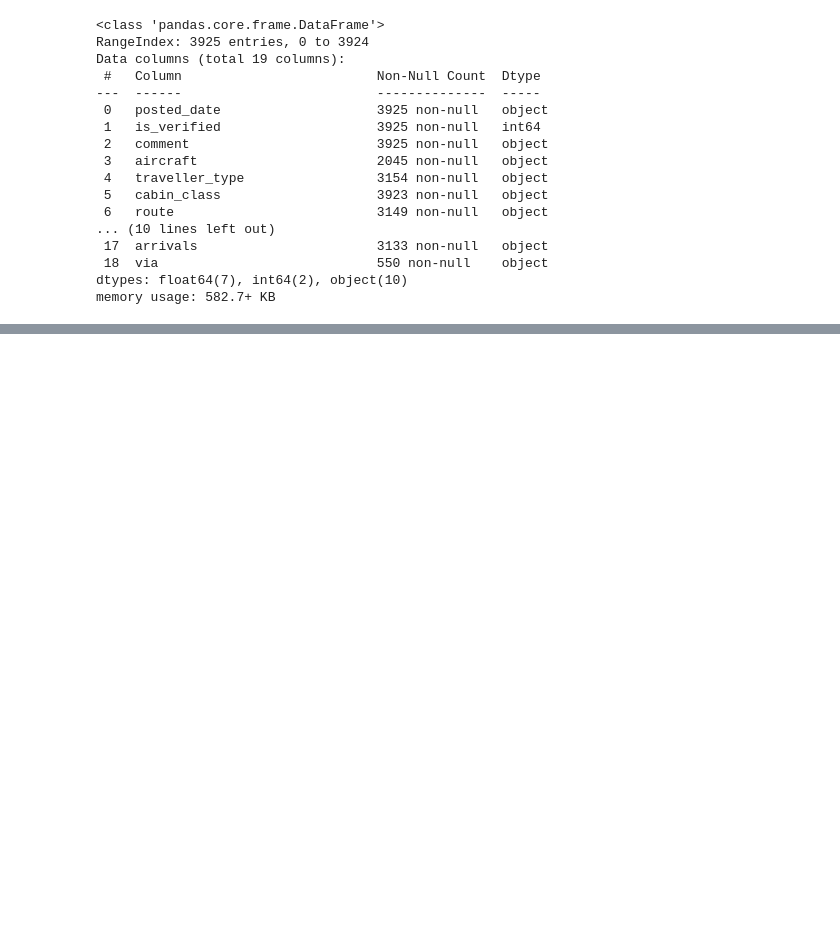
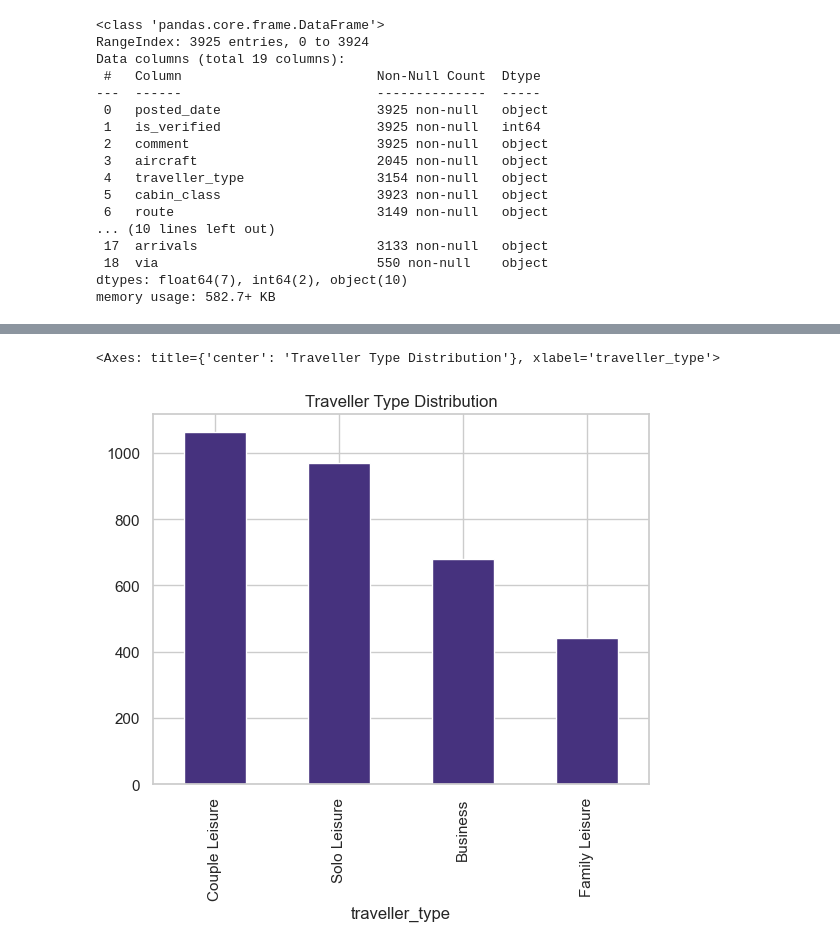
Before and after one commit to Arian-MU/BritishAirways, a Jupyter notebook: data-analysis.ipynb, the cells around one changed output, grey strips where cells are left out. Saved outputs shown, nothing was run; the diff lists cells and outputs as text; code cells hidden in the pictures; blank space fills up the shorter version.

```diff
--- a/data-analysis.ipynb
+++ b/data-analysis.ipynb
@@ -4,0 +26,34 @@ import re
+# %%
+# Core libraries
+import pandas as pd
+import numpy as np
+import re
+
+# Visualization libraries
+import matplotlib.pyplot as plt
+import seaborn as sns
+
+# NLP libraries
+import nltk
+import spacy
+
+# Ensure NLTK data is downloaded
+nltk.download('punkt')
+nltk.download('stopwords')
+nltk.download('wordnet')
+nltk.download('vader_lexicon')
+
+# NLTK imports
+from nltk.corpus import stopwords
+from nltk.tokenize import word_tokenize
+from nltk.stem import WordNetLemmatizer
+from nltk.sentiment.vader import SentimentIntensityAnalyzer
+
+# Load spaCy model
+nlp = spacy.load("en_core_web_sm")
+
+# Initialize VADER sentiment analyzer
+sia = SentimentIntensityAnalyzer()
+
+# Optional: Set Seaborn visualization style
+sns.set(style="whitegrid", palette="viridis")
@@ -275,0 +301,6 @@ via: 86.0%
+# %%
+# Before Replacing with Mode
+df['traveller_type'].value_counts().plot(kind='bar', title='Traveller Type Distribution')
+# %% [output]
+<Axes: title={'center': 'Traveller Type Distribution'}, xlabel='traveller_type'>
+[figure, added]
```
Also changed, not shown: parts of 78 cells of this notebook, 1 other file.
